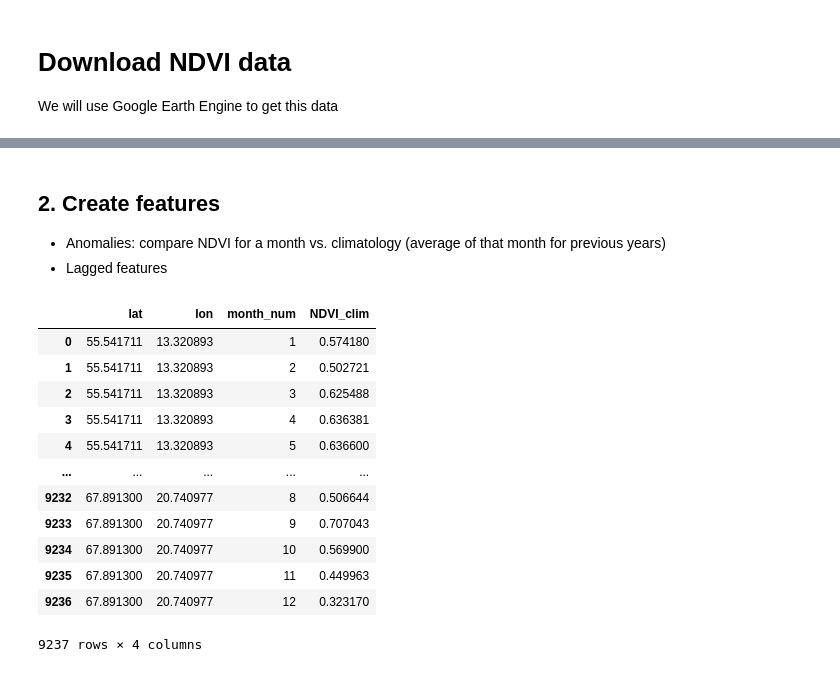
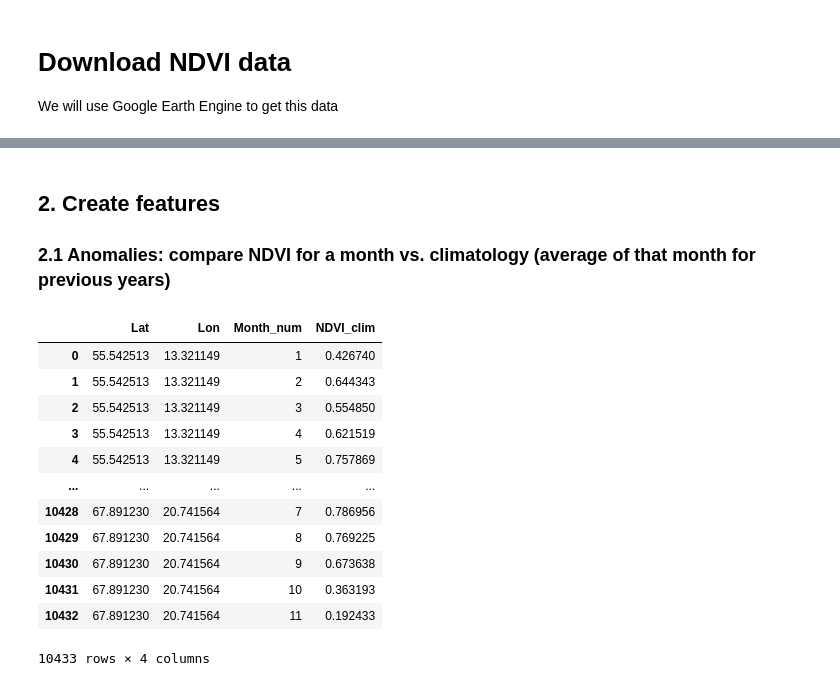
Before and after one commit to jpruzcuen/scalable_ml, a Jupyter notebook: data_ndvi.ipynb, the cells around one changed output, grey strips where cells are left out. Cells and saved outputs as stored; diff of their text form; code cells hidden in the pictures.

```diff
--- a/data_ndvi.ipynb
+++ b/data_ndvi.ipynb
@@ -31,18 +30,21 @@ def df_to_ee_points(df):
     Convert df rows to EE points (Earth Engine format) and add metadata (row id and date of the month)
     """
     features = []
-    for i, row in df.iterrows():
-        feat = ee.Feature(
-            ee.Geometry.Point(row["Lon"], row["Lat"]),
-            {
-                "row_id": i,
-                "month": row["Date"].strftime("%Y-%m-%d")
-            }
+
+    for _, row in obs.iterrows():
+        features.append(
+            ee.Feature(
+                ee.Geometry.Point(row["Lon"], row["Lat"]),
+                {
+                    "row_id": int(row["row_id"]),
+                    "month": row["Month"].strftime("%Y-%m-01"),
+                    "Lat": float(row["Lat"]),
+                    "Lon": float(row["Lon"]),
+                }
+            )
         )
-        features.append(feat)
+
     return ee.FeatureCollection(features)
-
-points_fc = df_to_ee_points(obs)
 # %%
 def monthly_ndvi_image(dataset, year, month):
     """
@@ -114,5 +100,6 @@ def extract_monthly_ndvi(dataset, df, points_fc):
 # %%
 # MODIS is a dataset containing a time series of satellite images
 modis = ee.ImageCollection("MODIS/061/MOD13Q1").select("NDVI")
-ndvi_df = extract_monthly_ndvi(modis, obs, points_fc)
+ndvi_df = extract_monthly_ndvi(modis, obs)
+
 ndvi_df
@@ -119,3 +119,0 @@ ndvi_df
-# %%
-ndvi_df = ndvi_df.sort_values(['lat', 'lon', 'month'])
-ndvi_df
@@ -136,26 +122,28 @@ ndvi_df
 # %% [markdown]
 ## 2. Create features
-- Anomalies: compare NDVI for a month vs. climatology (average of that month for previous years)
-- Lagged features
+
+### 2.1 Anomalies: compare NDVI for a month vs. climatology (average of that month for previous years)
 # %%
-ndvi_climatology = climatology = (
+ndvi_df["Month_num"] = ndvi_df["Month"].dt.month
+
+ndvi_climatology = (
     ndvi_df
-    .groupby(["lat", "lon", "month_num"], as_index=False)
-    .agg(NDVI_clim=("ndvi", "mean"))
+    .groupby(["Lat", "Lon", "Month_num"], as_index=False)
+    .agg(NDVI_clim=("NDVI", "mean"))
 )
 ndvi_climatology
 # %% [output]
-|  | lat | lon | month_num | NDVI_clim |
-| 0 | 55.541711 | 13.320893 | 1 | 0.574180 |
-| 1 | 55.541711 | 13.320893 | 2 | 0.502721 |
-| 2 | 55.541711 | 13.320893 | 3 | 0.625488 |
-| 3 | 55.541711 | 13.320893 | 4 | 0.636381 |
-| 4 | 55.541711 | 13.320893 | 5 | 0.636600 |
+|  | Lat | Lon | Month_num | NDVI_clim |
+| 0 | 55.542513 | 13.321149 | 1 | 0.426740 |
+| 1 | 55.542513 | 13.321149 | 2 | 0.644343 |
+| 2 | 55.542513 | 13.321149 | 3 | 0.554850 |
+| 3 | 55.542513 | 13.321149 | 4 | 0.621519 |
+| 4 | 55.542513 | 13.321149 | 5 | 0.757869 |
 | ... | ... | ... | ... | ... |
-| 9232 | 67.891300 | 20.740977 | 8 | 0.506644 |
-| 9233 | 67.891300 | 20.740977 | 9 | 0.707043 |
-| 9234 | 67.891300 | 20.740977 | 10 | 0.569900 |
-| 9235 | 67.891300 | 20.740977 | 11 | 0.449963 |
-| 9236 | 67.891300 | 20.740977 | 12 | 0.323170 |
+| 10428 | 67.891230 | 20.741564 | 7 | 0.786956 |
+| 10429 | 67.891230 | 20.741564 | 8 | 0.769225 |
+| 10430 | 67.891230 | 20.741564 | 9 | 0.673638 |
+| 10431 | 67.891230 | 20.741564 | 10 | 0.363193 |
+| 10432 | 67.891230 | 20.741564 | 11 | 0.192433 |
-9237 rows × 4 columns
+10433 rows × 4 columns
 # %%
```
Also changed, not shown: parts of 14 cells of this notebook, 8 other files.
